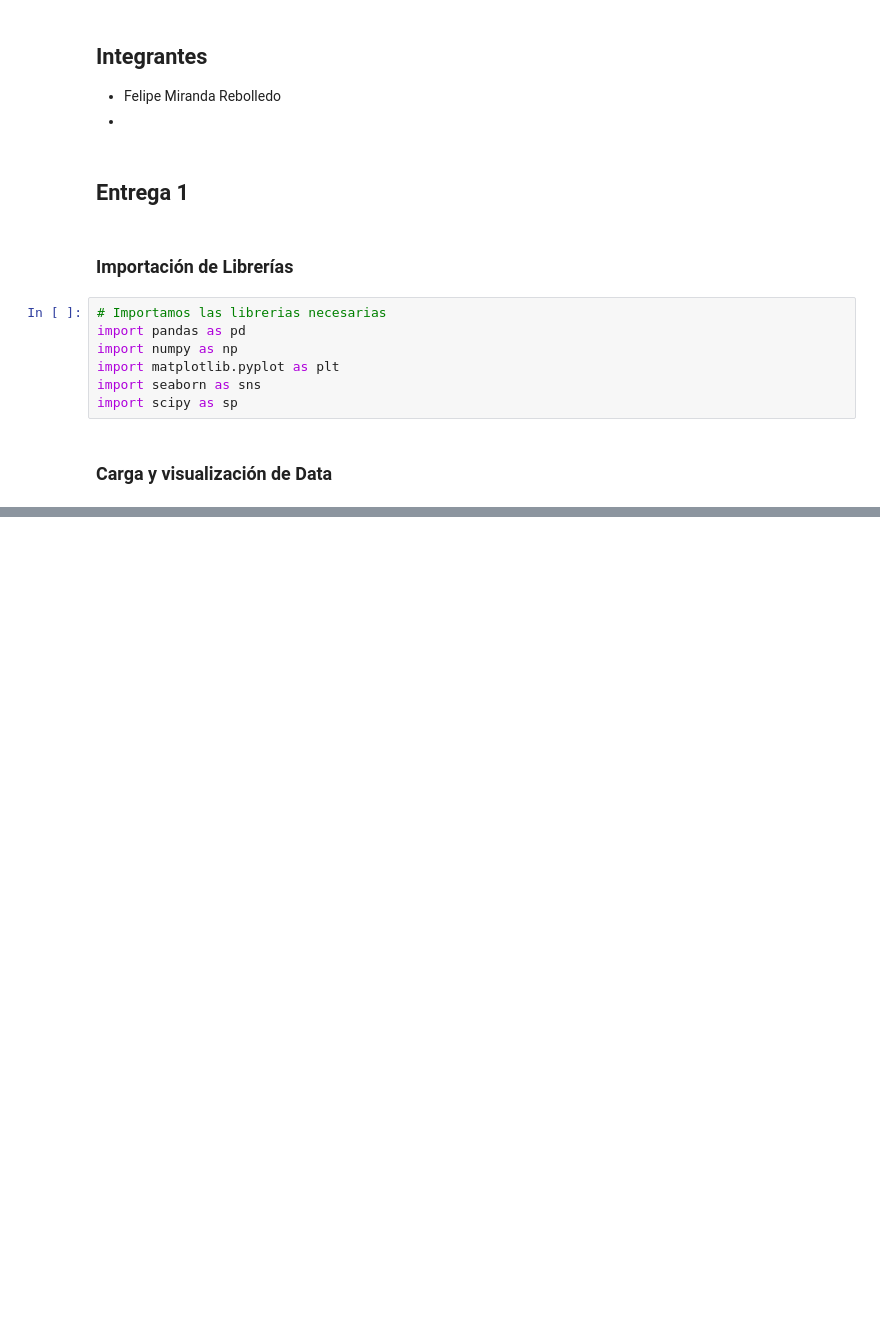
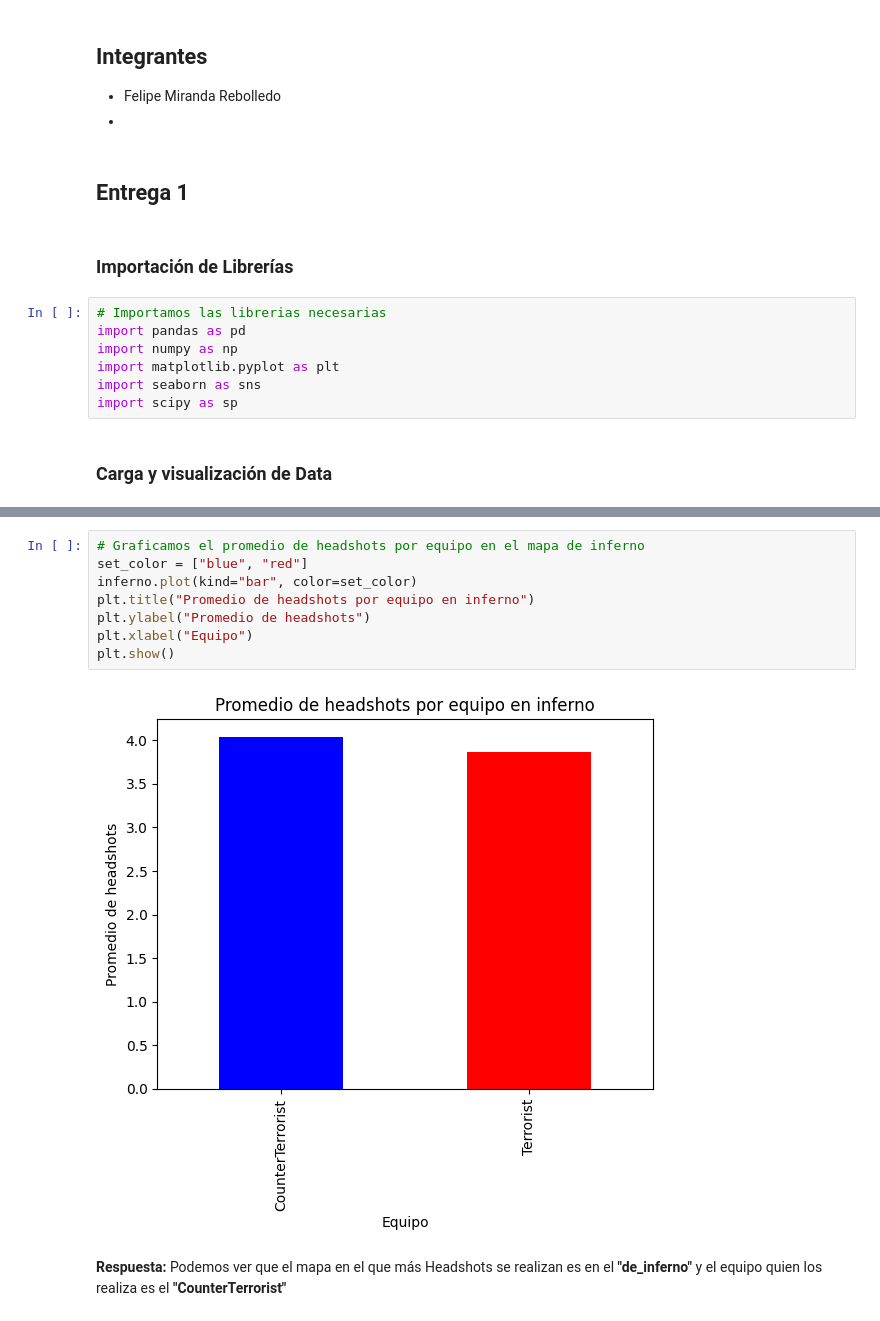
Before and after one commit to HikkizZ/InteligenciaArtificial_Uni, a Jupyter notebook: Entrega1.ipynb, the cells around one changed output, grey strips where cells are left out. Cells and saved outputs as stored; diff of their text form; blank space fills up the shorter version.

Commit message:
Primera pregunta Realizada

```diff
--- a/Entrega1.ipynb
+++ b/Entrega1.ipynb
@@ -54,0 +95,12 @@ pd.DataFrame(tabla)
+# %%
+# Graficamos el promedio de headshots por equipo en el mapa de inferno
+set_color = ["blue", "red"]
+inferno.plot(kind="bar", color=set_color)
+plt.title("Promedio de headshots por equipo en inferno")
+plt.ylabel("Promedio de headshots")
+plt.xlabel("Equipo")
+plt.show()
+# %% [output]
+[figure, added]
+# %% [markdown]
+**Respuesta:** Podemos ver que el mapa en el que más Headshots se realizan es en el **"de_inferno"** y el equipo quien los realiza es el **"CounterTerrorist"**
```
Also changed, not shown: parts of 9 cells of this notebook.
